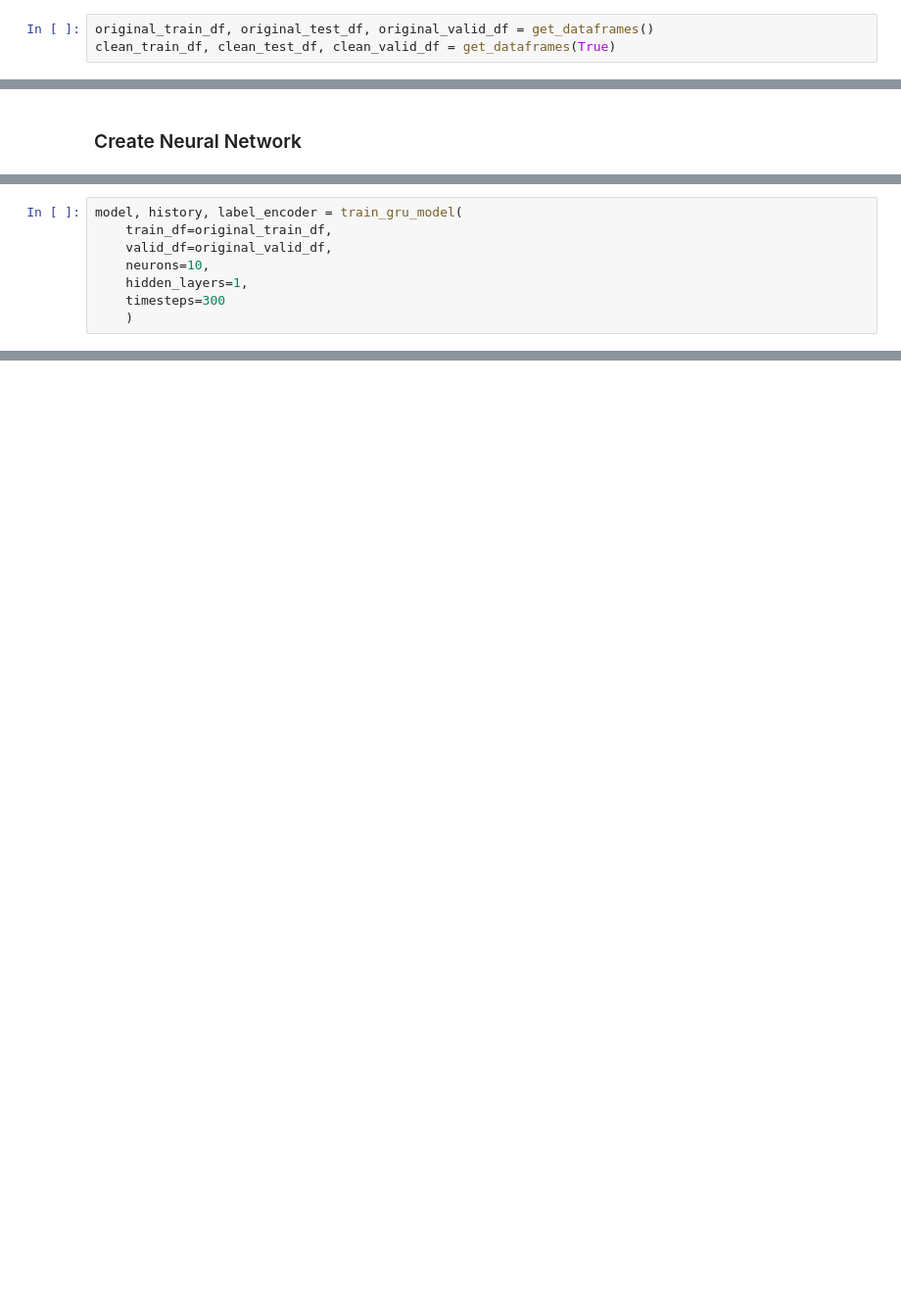
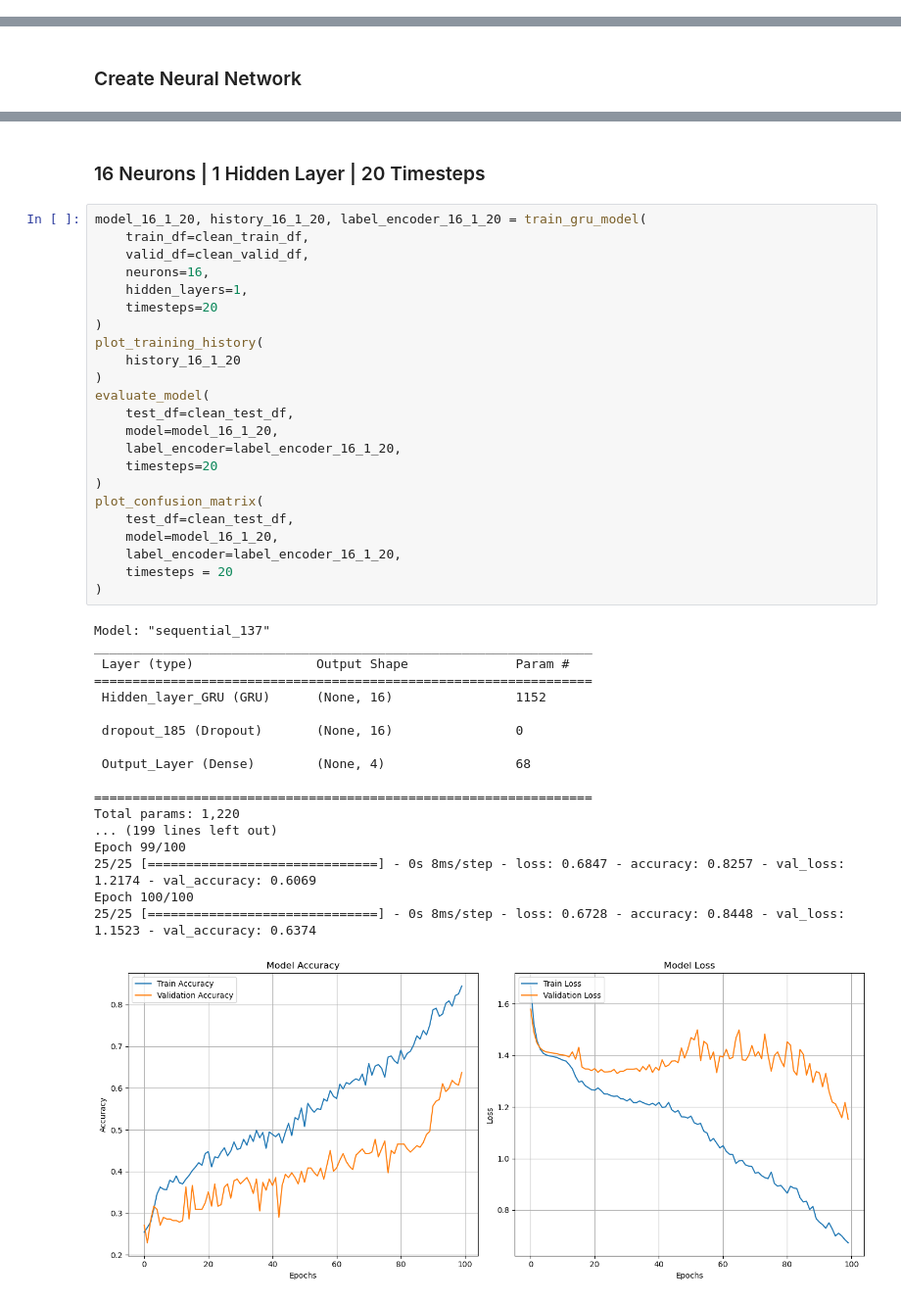
Before and after one commit to talalhabbal/ML---Lab-2, a Jupyter notebook: Lab4.ipynb, the cells around one changed output, grey strips where cells are left out. Shown at 98% size. Drawn from its saved outputs; the diff is of its cells as text; blank space fills up the shorter version.

Commit message:
Train All 18 models

```diff
--- a/Lab4.ipynb
+++ b/Lab4.ipynb
@@ -80,3 +91,0 @@ def get_dataframes(clean=False):
-# %%
-original_train_df, original_test_df, original_valid_df = get_dataframes()
-clean_train_df, clean_test_df, clean_valid_df = get_dataframes(True)
@@ -208,8 +170,0 @@ def train_gru_model(train_df, valid_df, neurons, hidden_layers, timesteps, batch
-# %%
-model, history, label_encoder = train_gru_model(
-    train_df=original_train_df,
-    valid_df=original_valid_df,
-    neurons=10,
-    hidden_layers=1,
-    timesteps=300
-    )
@@ -217,0 +293,44 @@ NameError: name 'original_train_df' is not defined
+# %% [markdown]
+### 16 Neurons | 1 Hidden Layer | 20 Timesteps
+# %%
+model_16_1_20, history_16_1_20, label_encoder_16_1_20 = train_gru_model(
+    train_df=clean_train_df,
+    valid_df=clean_valid_df,
+    neurons=16,
+    hidden_layers=1,
+    timesteps=20
+)
+plot_training_history(
+    history_16_1_20
+)
+evaluate_model(
+    test_df=clean_test_df,
+    model=model_16_1_20,
+    label_encoder=label_encoder_16_1_20,
+    timesteps=20
+)
+plot_confusion_matrix(
+    test_df=clean_test_df,
+    model=model_16_1_20,
+    label_encoder=label_encoder_16_1_20,
+    timesteps = 20
+)
+# %% [output]
+Model: "sequential_137"
+_________________________________________________________________
+ Layer (type)                Output Shape              Param #
+=================================================================
+ Hidden_layer_GRU (GRU)      (None, 16)                1152
+
+ dropout_185 (Dropout)       (None, 16)                0
+
+ Output_Layer (Dense)        (None, 4)                 68
+
+=================================================================
+Total params: 1,220
+... (199 lines left out)
+Epoch 99/100
+25/25 [==============================] - 0s 8ms/step - loss: 0.6847 - accuracy: 0.8257 - val_loss: 1.2174 - val_accuracy: 0.6069
+Epoch 100/100
+25/25 [==============================] - 0s 8ms/step - loss: 0.6728 - accuracy: 0.8448 - val_loss: 1.1523 - val_accuracy: 0.6374
+[figure, added]
```
Also changed, not shown: parts of 51 cells of this notebook, 1 other file.
